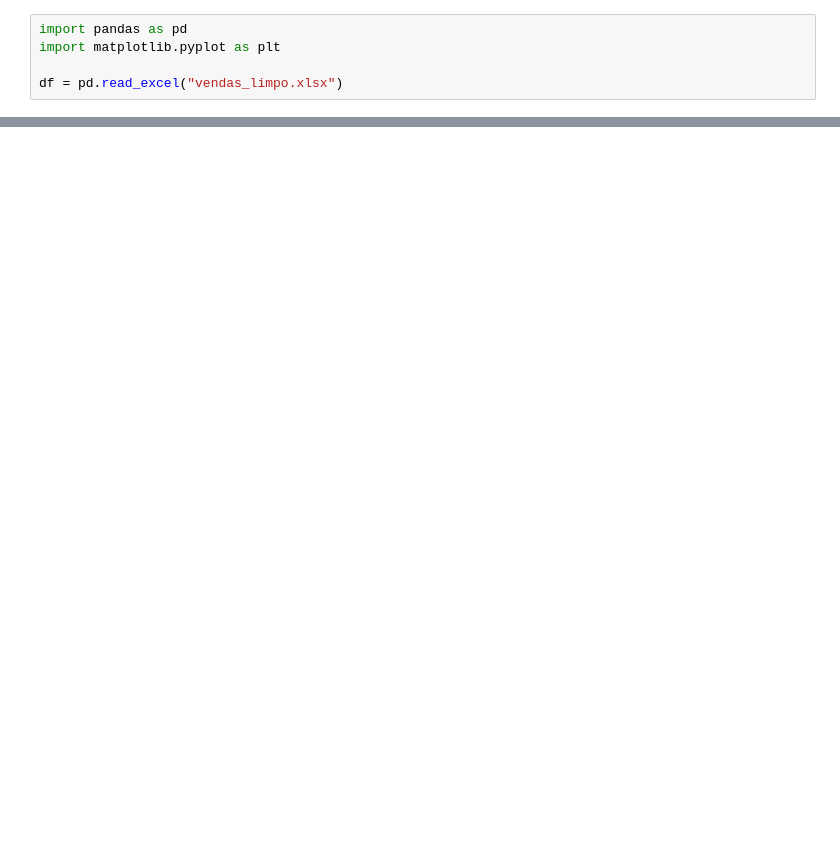
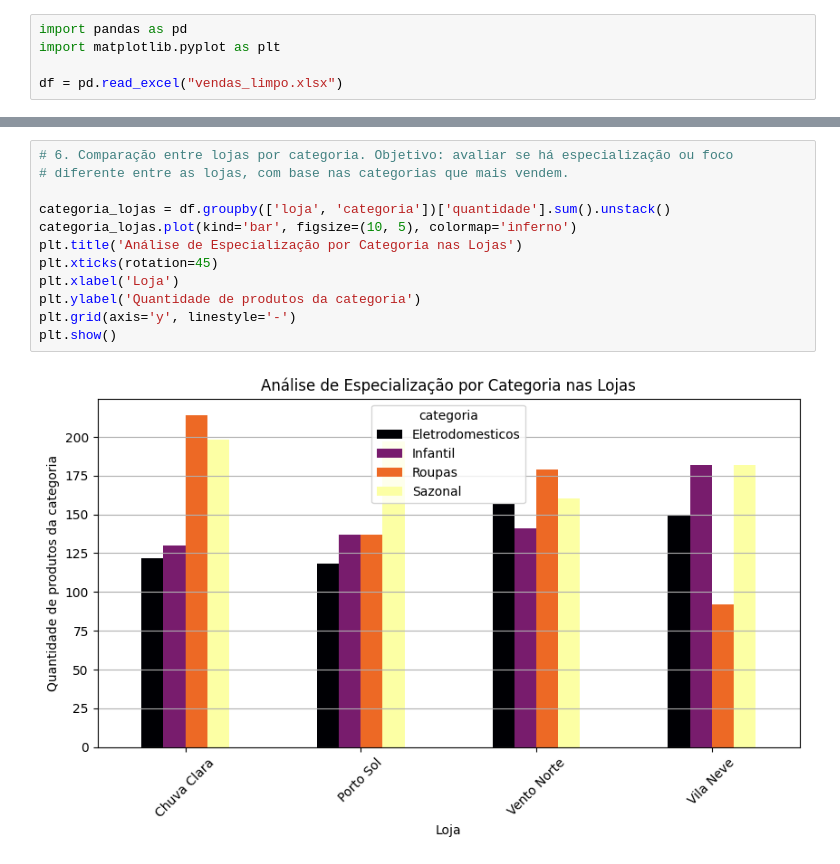
Before and after one commit to marcossenai/exercicioAnalise, a Jupyter notebook: analise.ipynb, the cells around one changed output, grey strips where cells are left out. Drawn from its saved outputs; the diff is of its cells as text; blank space fills up the shorter version.

```diff
--- a/analise.ipynb
+++ b/analise.ipynb
@@ -61,0 +99,14 @@ plt.show()
+# %%
+# 6. Comparação entre lojas por categoria. Objetivo: avaliar se há especialização ou foco
+# diferente entre as lojas, com base nas categorias que mais vendem.
+
+categoria_lojas = df.groupby(['loja', 'categoria'])['quantidade'].sum().unstack()
+categoria_lojas.plot(kind='bar', figsize=(10, 5), colormap='inferno')
+plt.title('Análise de Especialização por Categoria nas Lojas')
+plt.xticks(rotation=45)
+plt.xlabel('Loja')
+plt.ylabel('Quantidade de produtos da categoria')
+plt.grid(axis='y', linestyle='-')
+plt.show()
+# %% [output]
+[figure, added]
```
Also changed, not shown: parts of 7 cells of this notebook.
